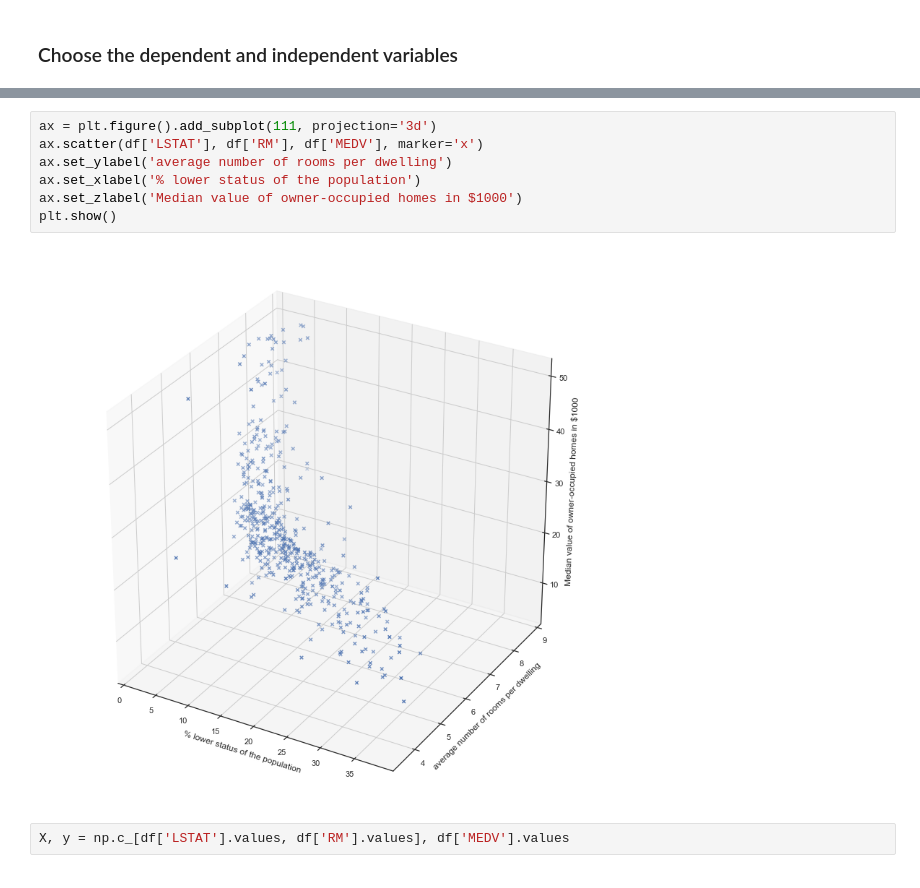
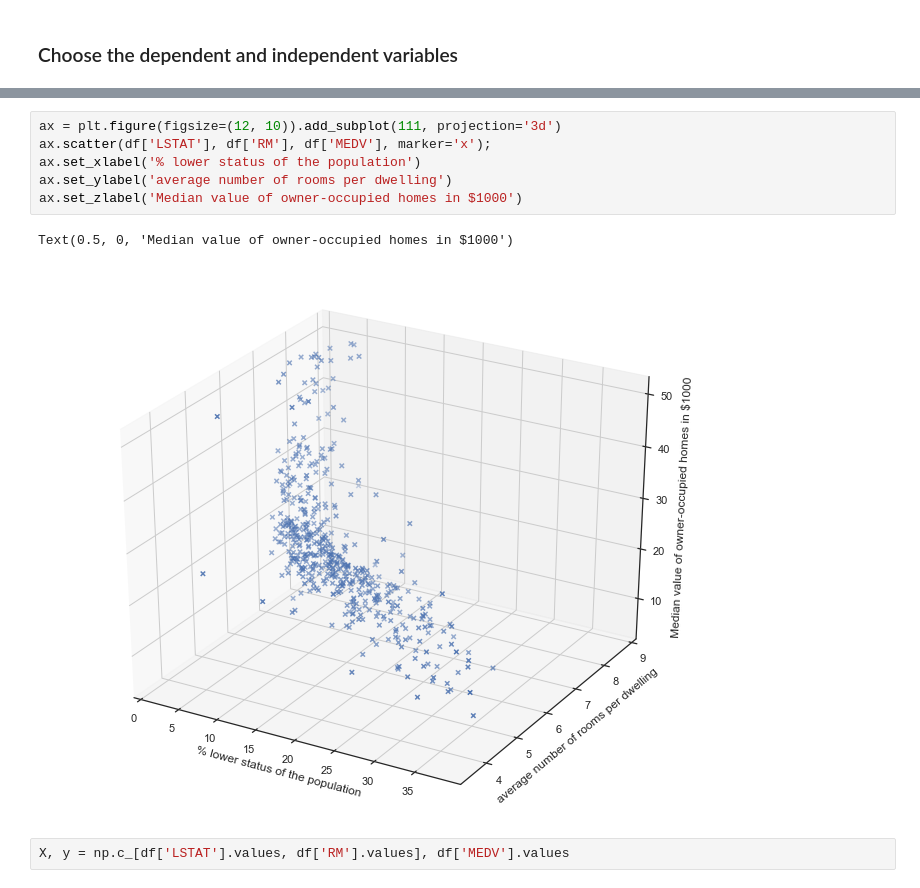
Before and after one commit to MartinKondor/MachineLearning, a Jupyter notebook: notebooks/Boston_dataset_2.ipynb, the cells around one changed output, grey strips where cells are left out. Drawn from its saved outputs; the diff is of its cells as text.

```diff
--- a/notebooks/Boston_dataset_2.ipynb
+++ b/notebooks/Boston_dataset_2.ipynb
@@ -112,12 +121,12 @@ plt.legend();plt.show()
 # %%
-ax = plt.figure().add_subplot(111, projection='3d')
-ax.scatter(df['LSTAT'], df['RM'], df['MEDV'], marker='x')
+ax = plt.figure(figsize=(12, 10)).add_subplot(111, projection='3d')
+ax.scatter(df['LSTAT'], df['RM'], df['MEDV'], marker='x');
+ax.set_xlabel('% lower status of the population')
 ax.set_ylabel('average number of rooms per dwelling')
-ax.set_xlabel('% lower status of the population')
 ax.set_zlabel('Median value of owner-occupied homes in $1000')
-plt.show()
 # %% [output]
+Text(0.5, 0, 'Median value of owner-occupied homes in $1000')
-[figure, old version]
+[figure, new version]
 # %%
 X, y = np.c_[df['LSTAT'].values, df['RM'].values], df['MEDV'].values
 # %% [markdown]
```
Also changed, not shown: parts of 23 cells of this notebook, 1 other file.
